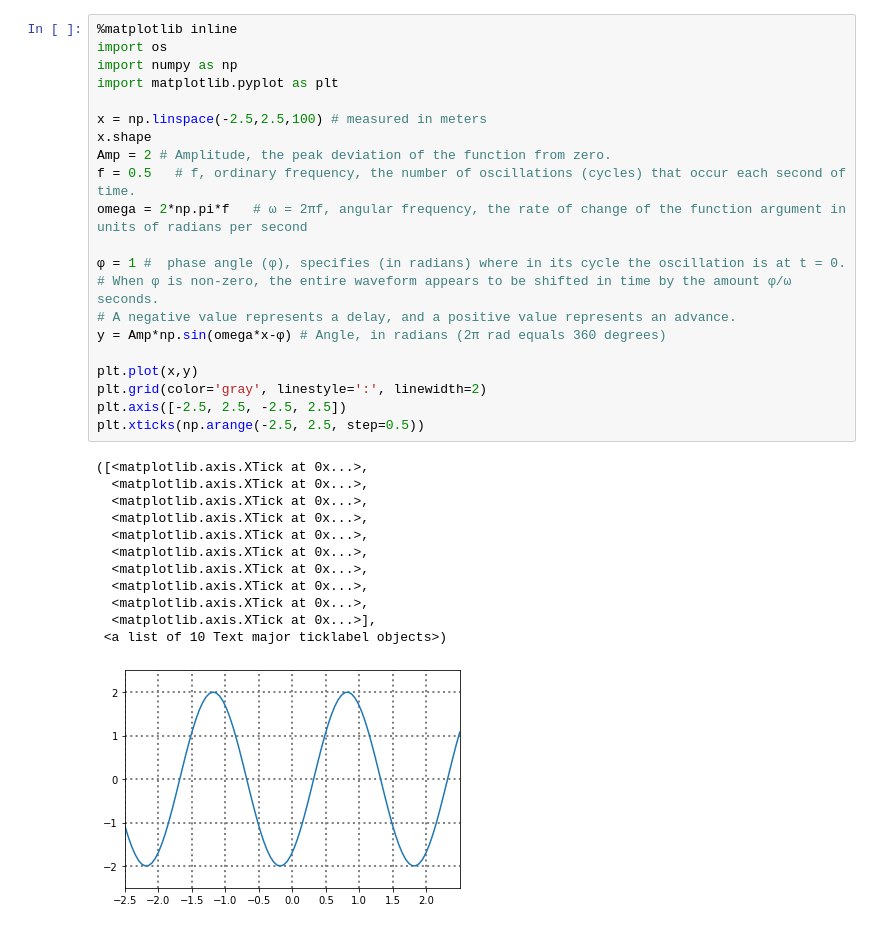
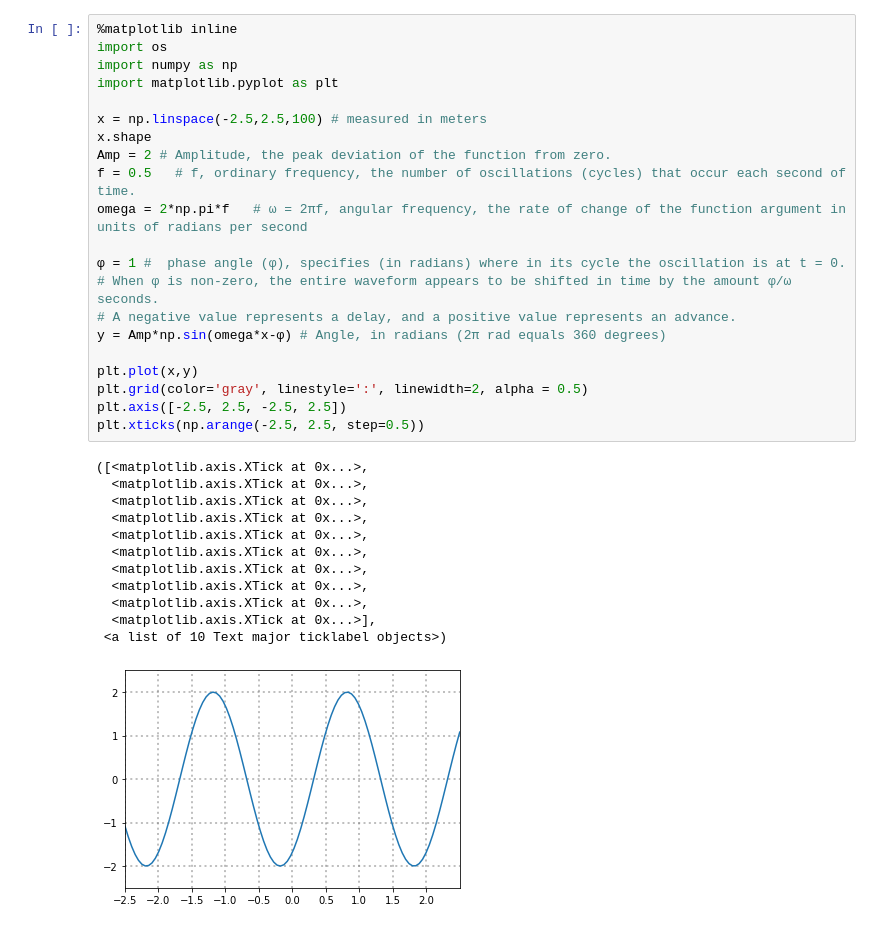
Before and after one commit to ja754969/Publicly-Archived-Datasets, a Jupyter notebook: Python_code/sinusoidal_wave.ipynb, the cells around one changed output. Drawn from its saved outputs; the diff is of its cells as text.

```diff
--- a/Python_code/sinusoidal_wave.ipynb
+++ b/Python_code/sinusoidal_wave.ipynb
@@ -9,32 +9,32 @@ https://en.m.wikipedia.org/wiki/Sine_wave
 import os
 import numpy as np
 import matplotlib.pyplot as plt
 
 x = np.linspace(-2.5,2.5,100) # measured in meters
 x.shape
 Amp = 2 # Amplitude, the peak deviation of the function from zero.
 f = 0.5   # f, ordinary frequency, the number of oscillations (cycles) that occur each second of time.
 omega = 2*np.pi*f   # ω = 2πf, angular frequency, the rate of change of the function argument in units of radians per second
 
 φ = 1 #  phase angle (φ), specifies (in radians) where in its cycle the oscillation is at t = 0.
 # When φ is non-zero, the entire waveform appears to be shifted in time by the amount φ/ω seconds.
 # A negative value represents a delay, and a positive value represents an advance.
 y = Amp*np.sin(omega*x-φ) # Angle, in radians (2π rad equals 360 degrees)
 
 plt.plot(x,y)
-plt.grid(color='gray', linestyle=':', linewidth=2)
+plt.grid(color='gray', linestyle=':', linewidth=2, alpha = 0.5)
 plt.axis([-2.5, 2.5, -2.5, 2.5])
 plt.xticks(np.arange(-2.5, 2.5, step=0.5))
 # %% [output]
 ([<matplotlib.axis.XTick at 0x...>,
   <matplotlib.axis.XTick at 0x...>,
   <matplotlib.axis.XTick at 0x...>,
   <matplotlib.axis.XTick at 0x...>,
   <matplotlib.axis.XTick at 0x...>,
   <matplotlib.axis.XTick at 0x...>,
   <matplotlib.axis.XTick at 0x...>,
   <matplotlib.axis.XTick at 0x...>,
   <matplotlib.axis.XTick at 0x...>,
   <matplotlib.axis.XTick at 0x...>],
  <a list of 10 Text major ticklabel objects>)
-[figure, old version]
+[figure, new version]
```
